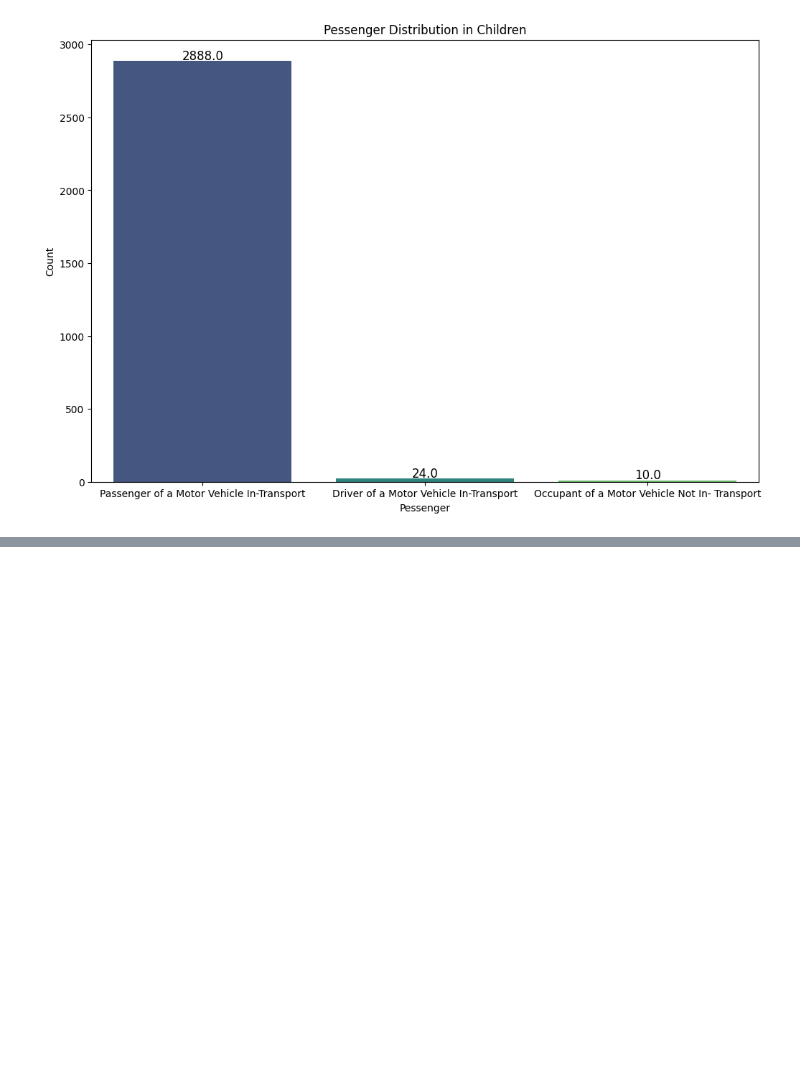
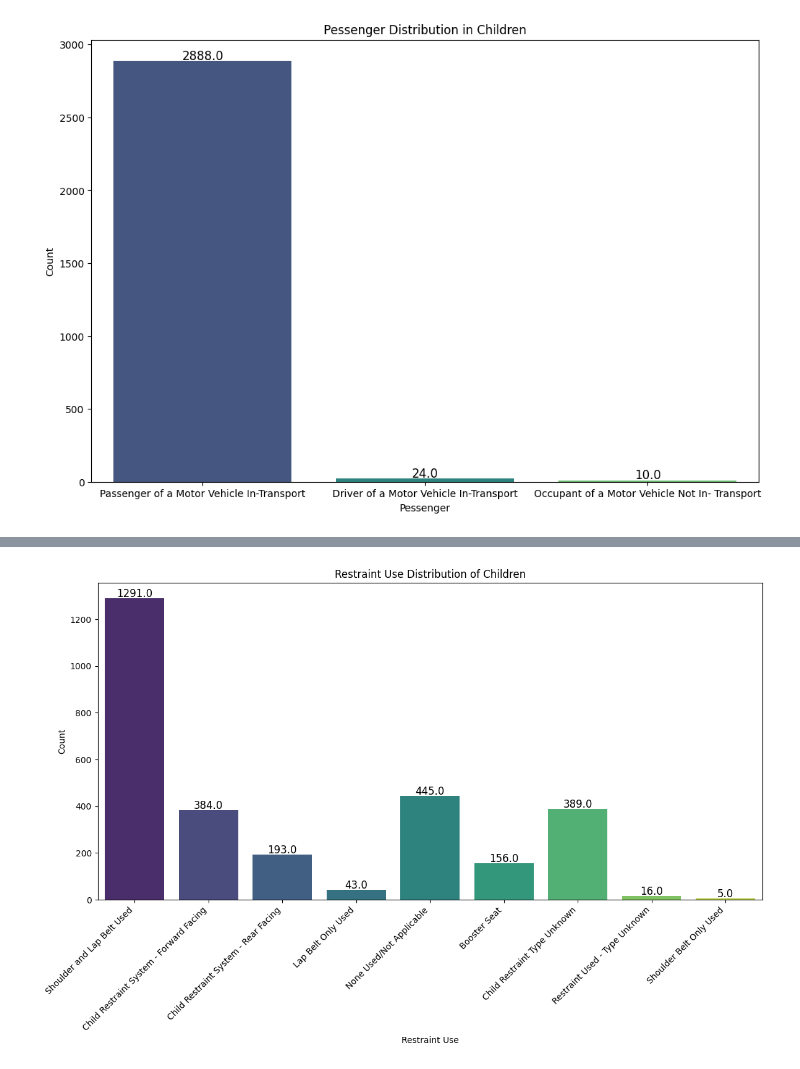
Before and after one commit to waj-ha/child-safety-fars-analysis, a Jupyter notebook: notebooks/260608_FAR_2024_child-safety_analysis.ipynb, the cells around one changed output, grey strips where cells are left out. Drawn from its saved outputs; the diff is of its cells as text; code cells hidden in the pictures; blank space fills up the shorter version.

```diff
--- a/notebooks/260608_FAR_2024_child-safety_analysis.ipynb
+++ b/notebooks/260608_FAR_2024_child-safety_analysis.ipynb
@@ -1393,0 +1427,25 @@ plt.show()
+# %%
+import matplotlib.pyplot as plt
+import seaborn as sns
+
+child_rest_use = df_children_grp['REST_USENAME']
+
+# Create a bar chart for restraint use distribution
+plt.figure(figsize=(12, 8))
+ax = sns.countplot(x=child_rest_use, hue=child_rest_use, palette='viridis', legend=False)
+
+plt.title('Restraint Use Distribution of Children')
+plt.xlabel('Restraint Use')
+plt.ylabel('Count')
+
+# Add numerical annotations on top of the bars
+for p in ax.patches:
+    ax.annotate(f'{p.get_height()}', (p.get_x() + p.get_width() / 2., p.get_height()),
+                ha='center', va='center', fontsize=12, color='black', xytext=(0, 5),
+                textcoords='offset points')
+
+plt.xticks(rotation=45, ha='right') # Rotate x-axis labels for better readability
+plt.tight_layout() # Adjust layout to prevent labels from being cut off
+plt.show()
+# %% [output]
+[figure, added]
```
Also changed, not shown: parts of 17 cells of this notebook.
